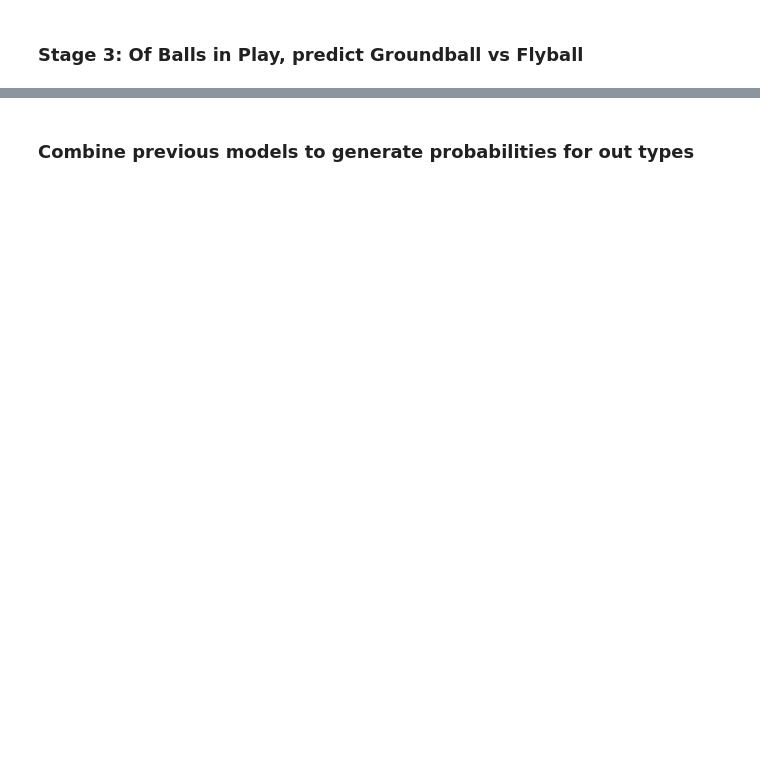
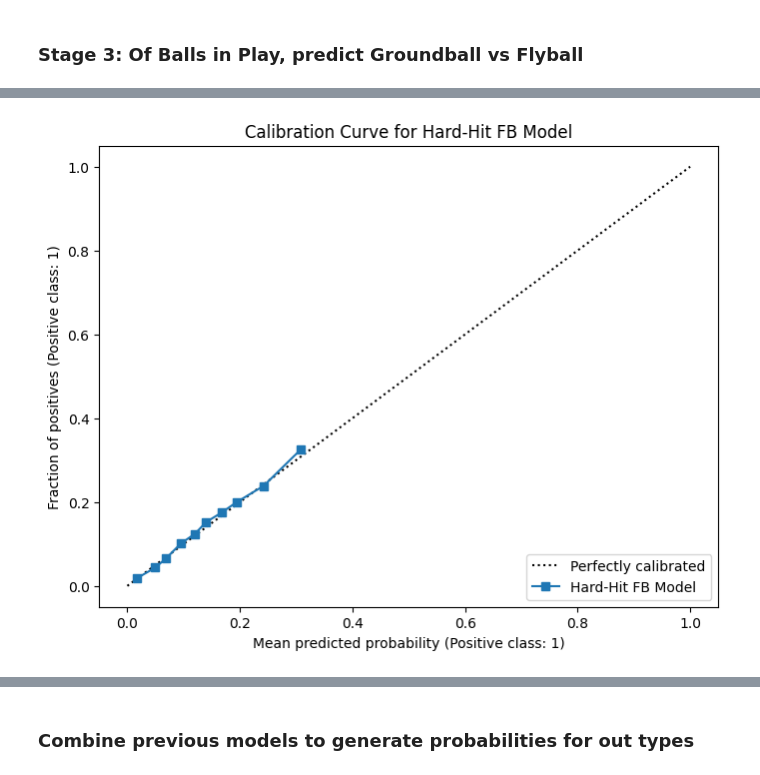
Before and after one commit to PitchCraftBaseball/pitchcraft-model, a Jupyter notebook: rnn-support-models/out-type-model/out_type_model.ipynb, the cells around one changed output, grey strips where cells are left out. Cells and saved outputs as stored; diff of their text form; code cells hidden in the pictures; blank space fills up the shorter version.

```diff
--- a/rnn-support-models/out-type-model/out_type_model.ipynb
+++ b/rnn-support-models/out-type-model/out_type_model.ipynb
@@ -805,0 +941,79 @@ Simulated GB Rate: 0.4217
+# %%
+train_data_s4 = train_data[(train_data['target1'] == 1) & (train_data['target2'] == 0) & (train_data['target3'] == 0)]
+val_data_s4 = val_data[(val_data['target1'] == 1) & (val_data['target2'] == 0) & (val_data['target3'] == 0)]
+test_data_s4 = test_data[(test_data['target1'] == 1) & (test_data['target2'] == 0) & (test_data['target3'] == 0)]
+
+X4_train = train_data_s4[features]
+y4_train = train_data_s4['target4']
+
+X4_val = val_data_s4[features]
+y4_val = val_data_s4['target4']
+
+X4_test = test_data_s4[features]
+y4_test = test_data_s4['target4']
+
+xgb_fb = xgb.XGBClassifier(
+    objective='binary:logistic',
+    tree_method='hist',
+    n_jobs=-1,
+    max_depth=6,
+    n_estimators=2000,
+    learning_rate=0.02,
+    subsample=0.8,
+    colsample_bytree=0.8,
+    eval_metric='logloss',
+    random_state=42,
+    min_child_weight=10,
+    gamma=0.1,
+    early_stopping_rounds=50
+)
+
+xgb_fb.fit(X4_train, y4_train, eval_set=[(X4_val, y4_val)], verbose=100)
+
+calibrated_fb = CalibratedClassifierCV(FrozenEstimator(xgb_fb), method='isotonic')
+calibrated_fb.fit(X4_val, y4_val)
+
+y4_proba = calibrated_fb.predict_proba(X4_test)[:, 1]
+
+joblib.dump({
+    'model': calibrated_fb,
+    'features': features
+}, 'models/fb_model_v1.pkl')
+
+
+importance = pd.Series(
+    xgb_fb.feature_importances_,
+    index=X4_train.columns
+).sort_values(ascending=False)
+print(importance)
+
+fig, ax = plt.subplots(figsize=(8, 6))
+CalibrationDisplay.from_predictions(
+    (y4_test == 1).astype(int),
+    y4_proba,
+    n_bins=10,
+    ax=ax,
+    strategy='quantile',
+    name='Hard-Hit FB Model'
+)
+plt.title('Calibration Curve for Hard-Hit FB Model')
+plt.show()
+
+ll = log_loss(y4_test, y4_proba)
+brier_score = brier_score_loss(y4_test, y4_proba)
+
+print('Probability metrics:')
+print(f'Log Loss: {ll:.5f}')
+print(f'Brier Score: {brier_score:.5f}')
+
+simulated_bip = (np.random.rand(len(y4_proba)) < y4_proba).astype(int)
+
+real_rate = y4_test.mean()
+pred_rate = y4_proba.mean()
+sim_rate = simulated_bip.mean()
+
+print("Distribution Check:")
+print(f"Real Hard-Hit FB Rate: {real_rate:.4f}")
+print(f"Predicted Avg Prob: {pred_rate:.4f}")
+print(f"Simulated Hard-Hit FB Rate: {sim_rate:.4f}")
+# %% [output]
@@ -805,0 +1037 @@ Simulated GB Rate: 0.4217
+[figure, added]
```
Also changed, not shown: parts of 13 cells of this notebook.
